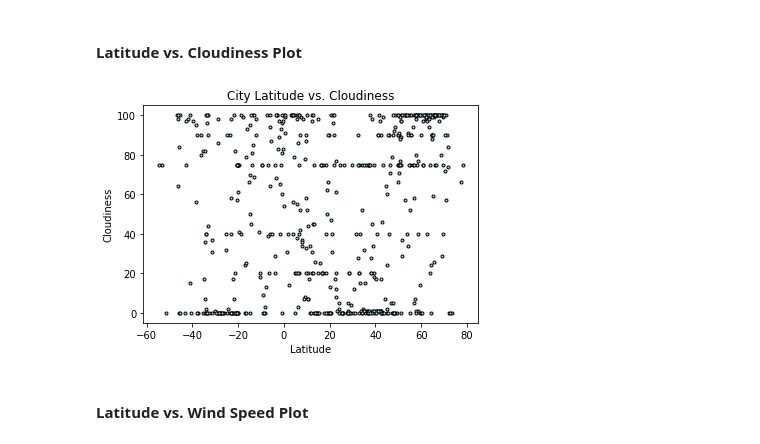
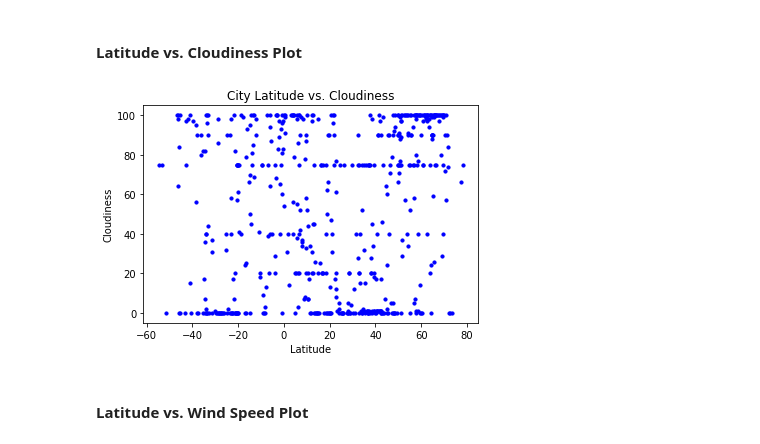
Before and after one commit to cbeachey/databootcamp-homework, a Jupyter notebook: Unit 6 API's/starter_code/WeatherPy.ipynb, the cells around one changed output. Cells and saved outputs as stored; diff of their text form; code cells hidden in the pictures.

Commit message:
scatters done

```diff
--- a/Unit 6 API's/starter_code/WeatherPy.ipynb
+++ b/Unit 6 API's/starter_code/WeatherPy.ipynb
@@ -210,16 +210,16 @@ plt.show()
 # %% [markdown]
 #### Latitude vs. Cloudiness Plot
 # %%
-plt.scatter(wind_df.Latitude,wind_df.Cloudiness,color='lightblue',edgecolor='black',s=9)
+plt.scatter(wind_df.Latitude,wind_df.Cloudiness,color='blue',s=10)
 plt.title('City Latitude vs. Cloudiness')
 plt.xlabel('Latitude')
 plt.ylabel('Cloudiness')
 
 
 plt.savefig('Latitude_vs_Cloudiness.png')
 
 plt.show()
 # %% [output]
-[figure, old version]
+[figure, new version]
 # %% [markdown]
 #### Latitude vs. Wind Speed Plot
```
Also changed, not shown: parts of 1 cell of this notebook, 2 other files.
